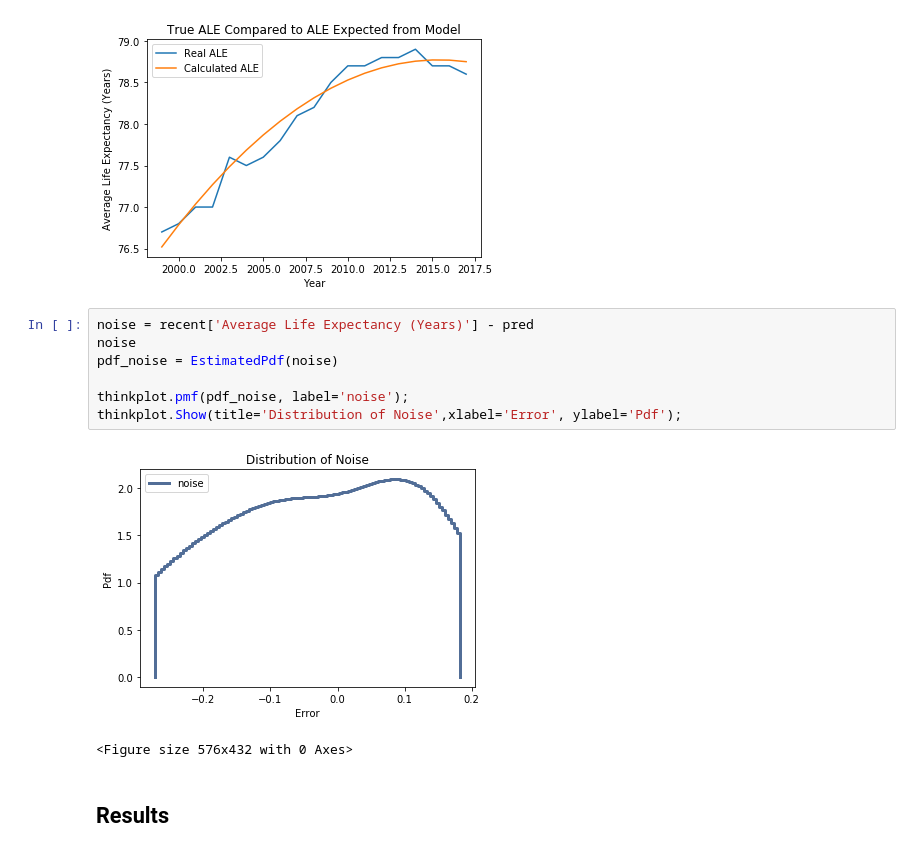
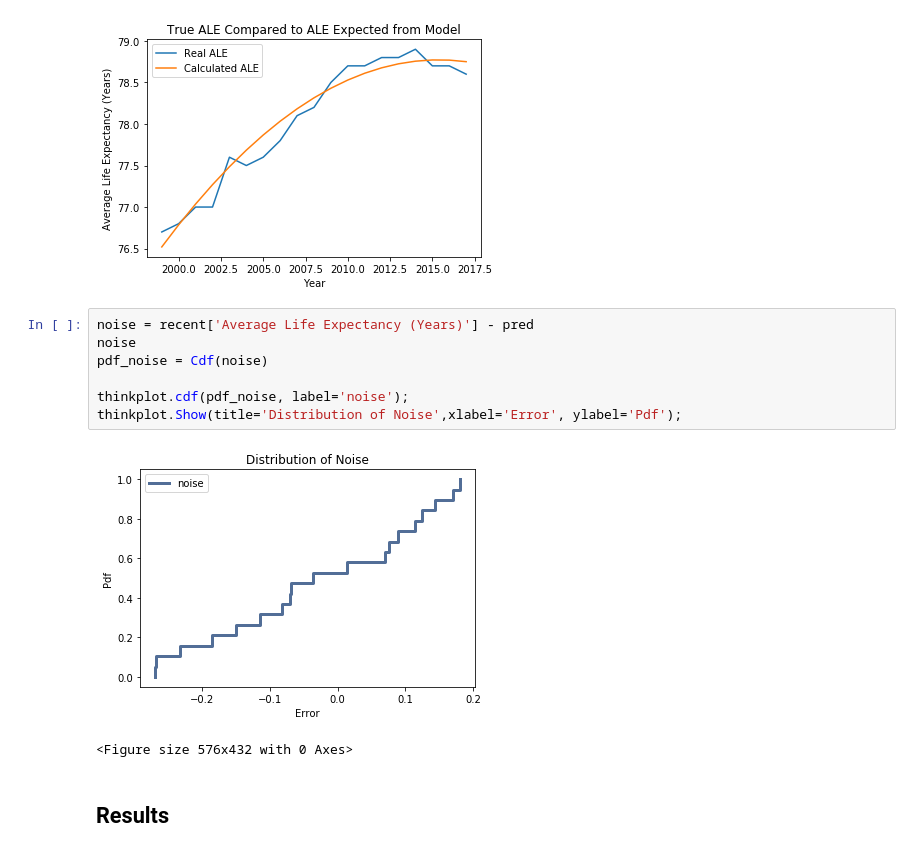
Before and after one commit to ASHSWAN1999/DataScienceProject2, a Jupyter notebook: project2.ipynb, the cells around one changed output. Saved outputs shown, nothing was run; the diff lists cells and outputs as text.

```diff
--- a/project2.ipynb
+++ b/project2.ipynb
@@ -292,12 +292,12 @@ plt.legend();
 # %%
 noise = recent['Average Life Expectancy (Years)'] - pred
 noise
-pdf_noise = EstimatedPdf(noise)
+pdf_noise = Cdf(noise)
 
-thinkplot.pmf(pdf_noise, label='noise');
+thinkplot.cdf(pdf_noise, label='noise');
 thinkplot.Show(title='Distribution of Noise',xlabel='Error', ylabel='Pdf');
 # %% [output]
-[figure, old version]
+[figure, new version]
 <Figure size 576x432 with 0 Axes>
 # %% [markdown]
 ## **Results**
```
Also changed, not shown: parts of 5 cells of this notebook.
